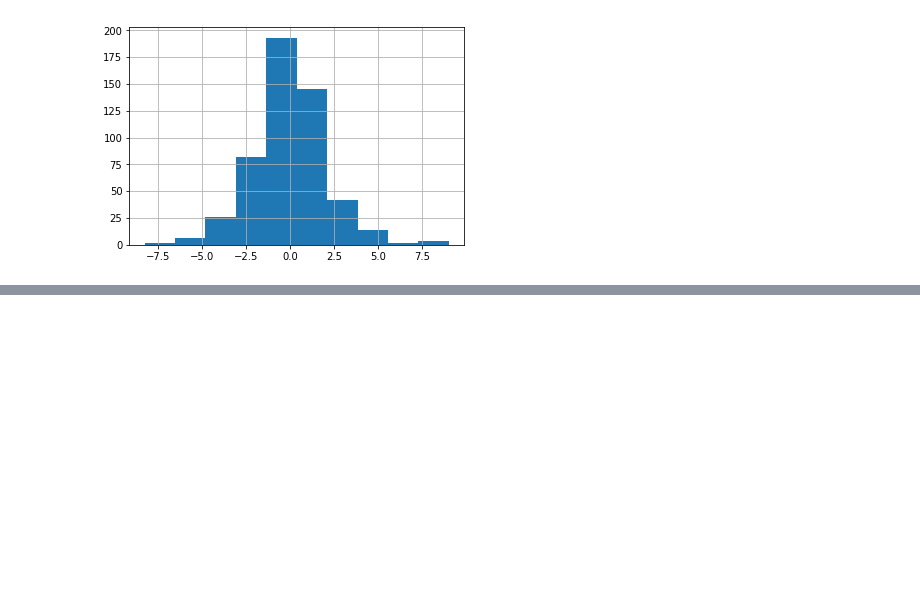
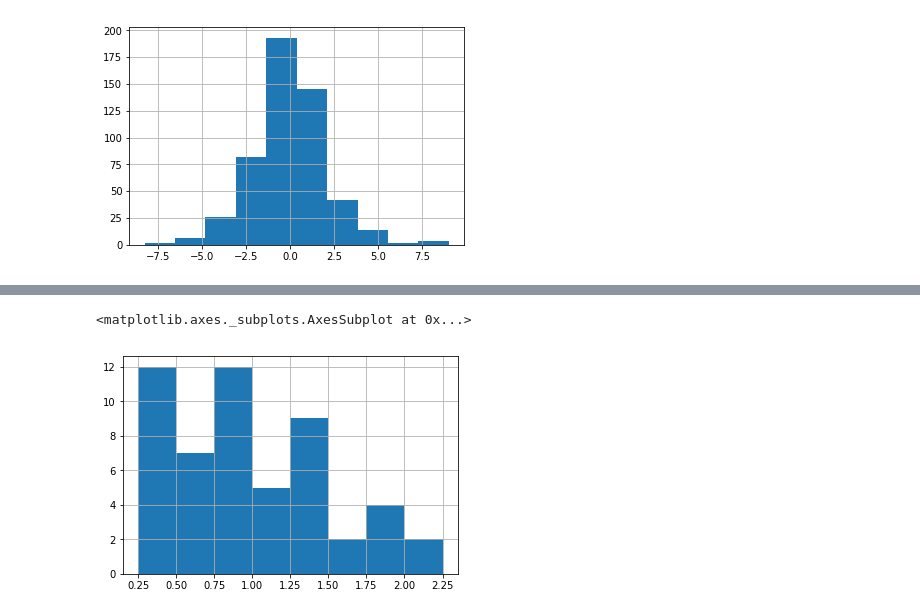
Before and after one commit to kevinfcleary/Brendan_Stuff, a Jupyter notebook: Brendan_Stuff/Analytics Suite v0.1.ipynb, the cells around one changed output, grey strips where cells are left out. Cells and saved outputs as stored; diff of their text form; code cells hidden in the pictures; blank space fills up the shorter version.

```diff
--- a/Brendan_Stuff/Analytics Suite v0.1.ipynb
+++ b/Brendan_Stuff/Analytics Suite v0.1.ipynb
@@ -521,0 +537,5 @@ ES_5min[(ES_5min.index.hour == 9) & (ES_5min.index.minute==35)]['price_change'].
+# %%
+df[(df.index.weekday == 0) & (df.index.hour == 9) & (df.index.minute==31) & (df.price_change > 0)]['abs_change'].hist(bins=8)
+# %% [output]
+<matplotlib.axes._subplots.AxesSubplot at 0x...>
+[figure, added]
```
Also changed, not shown: parts of 11 cells of this notebook.
